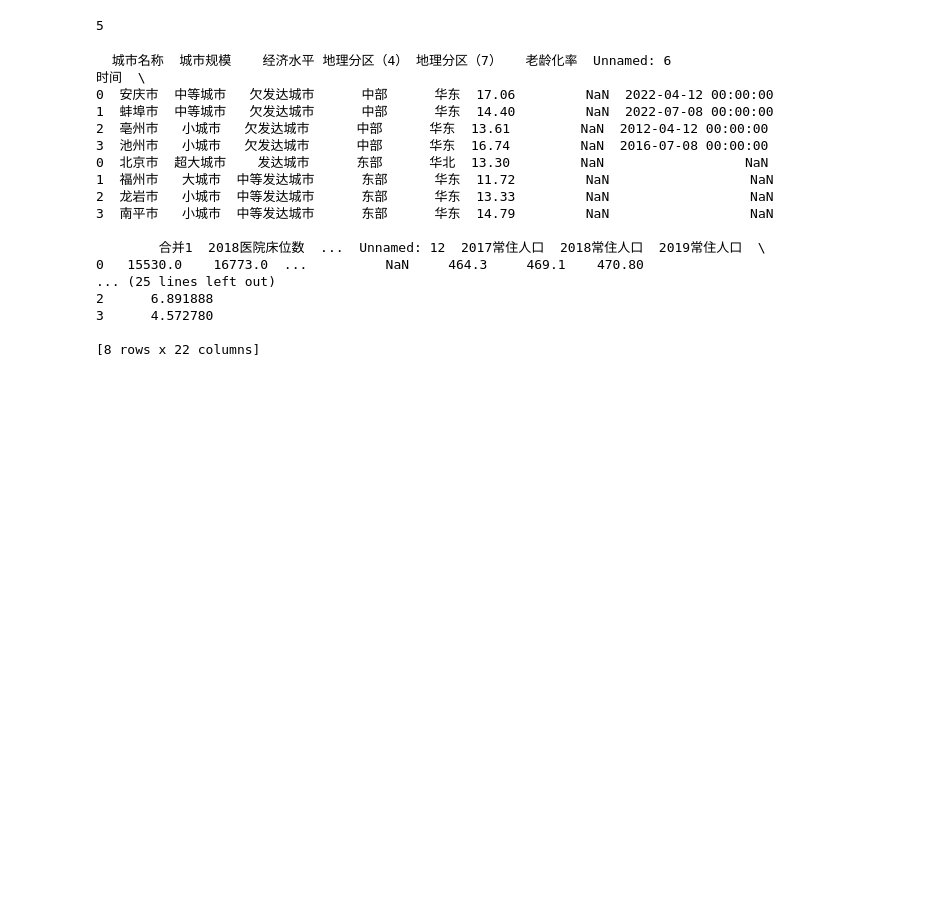
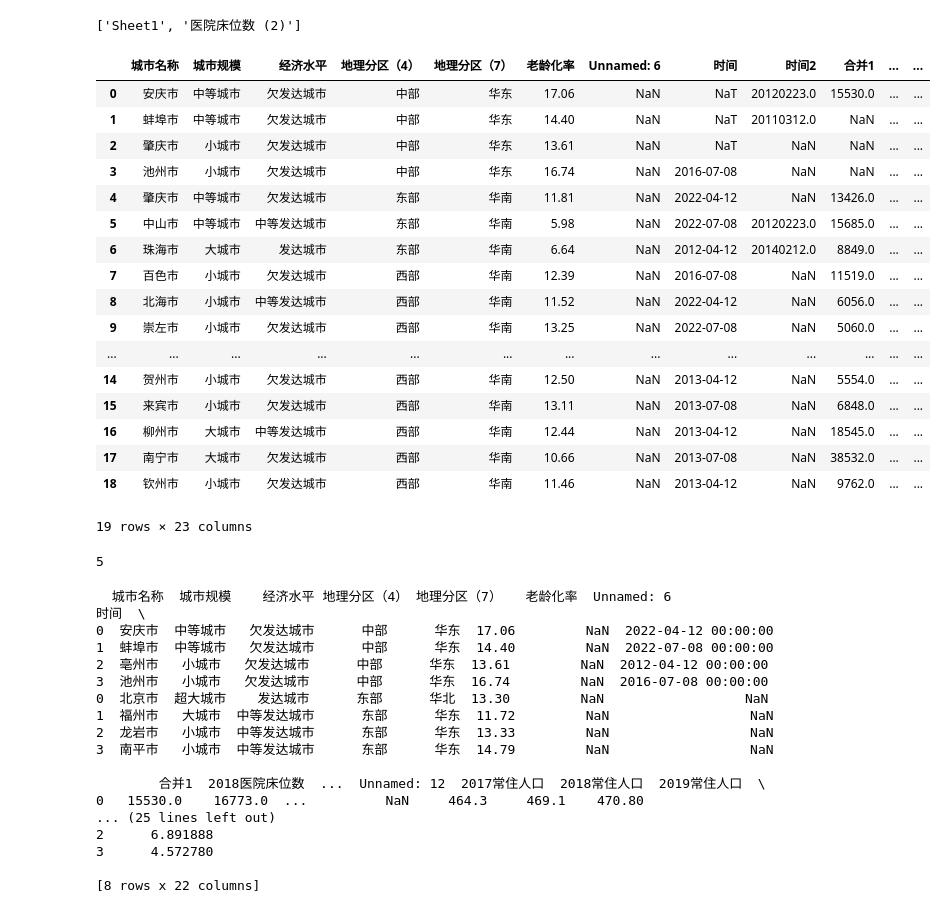
Before and after one commit to SiyiQi000/Internship_XCY_202209, a Jupyter notebook: 0918/test.ipynb, the cells around one changed output. Drawn from its saved outputs; the diff is of its cells as text; code cells hidden in the pictures; blank space fills up the shorter version.

```diff
--- a/0918/test.ipynb
+++ b/0918/test.ipynb
@@ -1,3 +1,46 @@
+# %%
+#pip install xlrd==1.2.0
+import openpyxl
+import xlrd
+import pandas as pd
+import numpy as np
+from  pandas import DataFrame
+from openpyxl import load_workbook
+xlrd.xlsx.ensure_elementtree_imported(False, None)
+xlrd.xlsx.Element_has_iter = True
+# %%
+excel_name = r'D:\my github\Internship_XCY_202209\0918\Hospital_test.xlsx'  #打开多个sheet的表格
+
+wb = xlrd.open_workbook(excel_name)
+sheets = wb.sheet_names()  # 获取workbook中所有的表格
+print(sheets)
+# 下面循环遍历所有sheet
+df2 = DataFrame()
+for i in range(1): #每次读2个sheet
+    df = pd.read_excel(excel_name, sheet_name=i)
+    df2 = df2.append(df)
+#所有sheet的结果合在df2中
+df2
+# %% [output]
+['Sheet1', '医院床位数 (2)']
+|  | 城市名称 | 城市规模 | 经济水平 | 地理分区（4） | 地理分区（7） | 老龄化率 | Unnamed: 6 | 时间 | 时间2 | 合并1 | ... | ... |
+| 0 | 安庆市 | 中等城市 | 欠发达城市 | 中部 | 华东 | 17.06 | NaN | NaT | 20120223.0 | 15530.0 | ... | ... |
+| 1 | 蚌埠市 | 中等城市 | 欠发达城市 | 中部 | 华东 | 14.40 | NaN | NaT | 20110312.0 | NaN | ... | ... |
+| 2 | 肇庆市 | 小城市 | 欠发达城市 | 中部 | 华东 | 13.61 | NaN | NaT | NaN | NaN | ... | ... |
+| 3 | 池州市 | 小城市 | 欠发达城市 | 中部 | 华东 | 16.74 | NaN | 2016-07-08 | NaN | NaN | ... | ... |
+| 4 | 肇庆市 | 中等城市 | 欠发达城市 | 东部 | 华南 | 11.81 | NaN | 2022-04-12 | NaN | 13426.0 | ... | ... |
+| 5 | 中山市 | 中等城市 | 中等发达城市 | 东部 | 华南 | 5.98 | NaN | 2022-07-08 | 20120223.0 | 15685.0 | ... | ... |
+| 6 | 珠海市 | 大城市 | 发达城市 | 东部 | 华南 | 6.64 | NaN | 2012-04-12 | 20140212.0 | 8849.0 | ... | ... |
+| 7 | 百色市 | 小城市 | 欠发达城市 | 西部 | 华南 | 12.39 | NaN | 2016-07-08 | NaN | 11519.0 | ... | ... |
+| 8 | 北海市 | 小城市 | 中等发达城市 | 西部 | 华南 | 11.52 | NaN | 2022-04-12 | NaN | 6056.0 | ... | ... |
+| 9 | 崇左市 | 小城市 | 欠发达城市 | 西部 | 华南 | 13.25 | NaN | 2022-07-08 | NaN | 5060.0 | ... | ... |
+| ... | ... | ... | ... | ... | ... | ... | ... | ... | ... | ... | ... | ... |
+| 14 | 贺州市 | 小城市 | 欠发达城市 | 西部 | 华南 | 12.50 | NaN | 2013-04-12 | NaN | 5554.0 | ... | ... |
+| 15 | 来宾市 | 小城市 | 欠发达城市 | 西部 | 华南 | 13.11 | NaN | 2013-07-08 | NaN | 6848.0 | ... | ... |
+| 16 | 柳州市 | 大城市 | 中等发达城市 | 西部 | 华南 | 12.44 | NaN | 2013-04-12 | NaN | 18545.0 | ... | ... |
+| 17 | 南宁市 | 大城市 | 欠发达城市 | 西部 | 华南 | 10.66 | NaN | 2013-07-08 | NaN | 38532.0 | ... | ... |
+| 18 | 钦州市 | 小城市 | 欠发达城市 | 西部 | 华南 | 11.46 | NaN | 2013-04-12 | NaN | 9762.0 | ... | ... |
+19 rows × 23 columns
 # %%
 import openpyxl
 wb = openpyxl.load_workbook(r'D:\my github\Internship_XCY_202209\0918\Hospital_test.xlsx')
```
Also changed, not shown: parts of 4 cells of this notebook, 7 other files.
